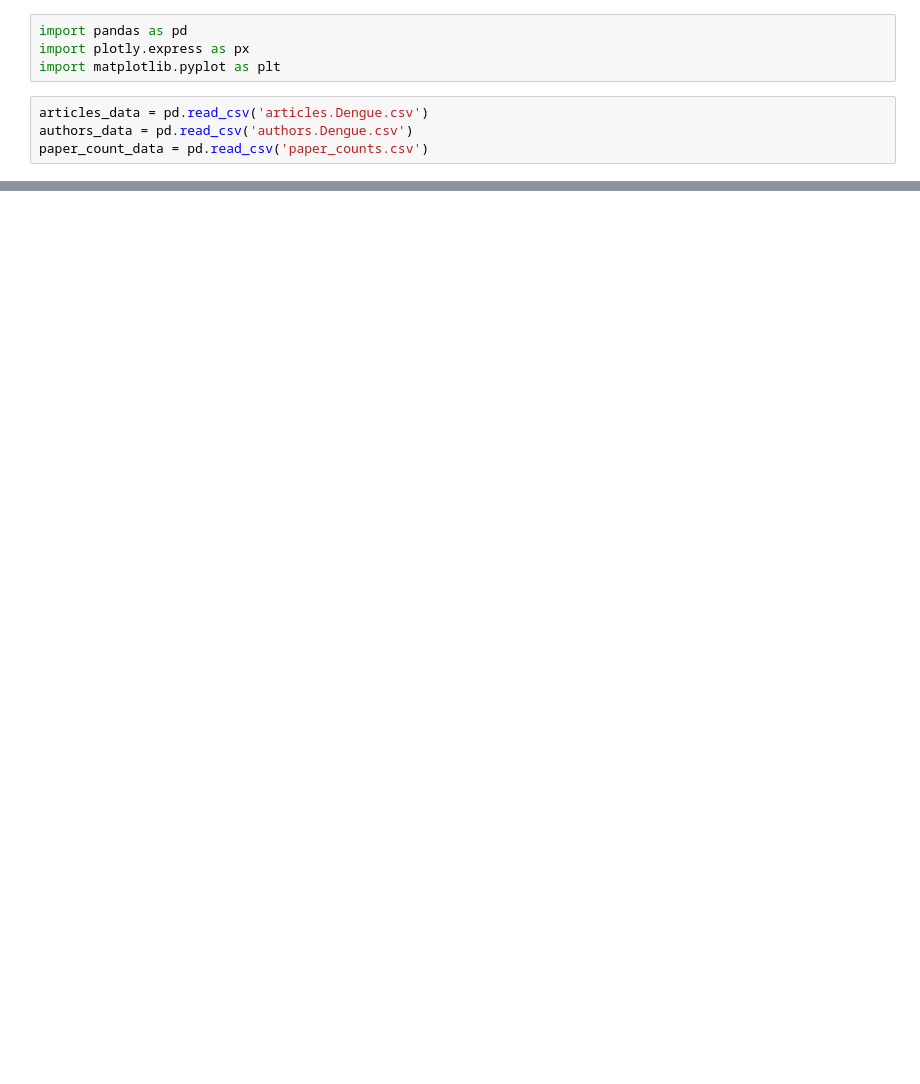
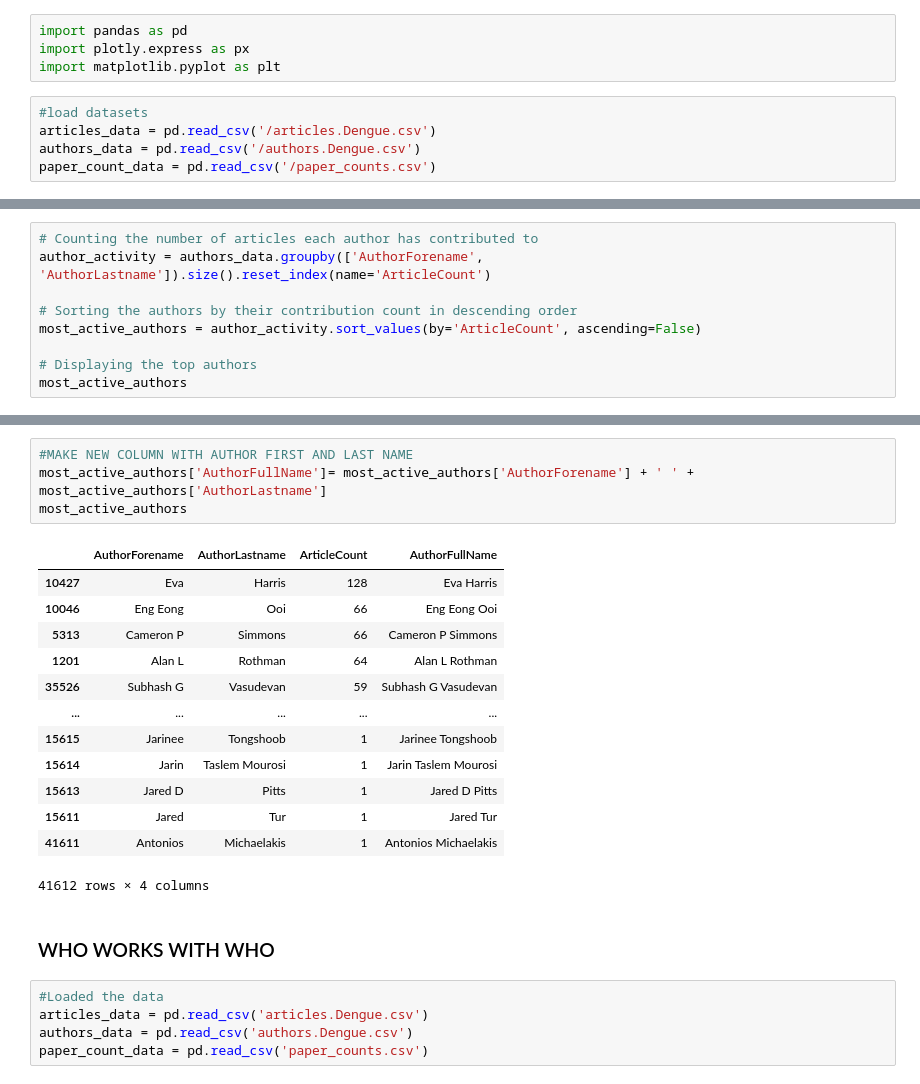
Before and after one commit to gnc506/Skills_Assessment, a Jupyter notebook: Skills_Assessment_2.ipynb, the cells around one changed output, grey strips where cells are left out. Saved outputs shown, nothing was run; the diff lists cells and outputs as text; blank space fills up the shorter version.

```diff
--- a/Skills_Assessment_2.ipynb
+++ b/Skills_Assessment_2.ipynb
@@ -5,8 +12,9 @@ import pandas as pd
 import plotly.express as px
 import matplotlib.pyplot as plt
 # %%
-articles_data = pd.read_csv('articles.Dengue.csv')
-authors_data = pd.read_csv('authors.Dengue.csv')
-paper_count_data = pd.read_csv('paper_counts.csv')
+#load datasets
+articles_data = pd.read_csv('/articles.Dengue.csv')
+authors_data = pd.read_csv('/authors.Dengue.csv')
+paper_count_data = pd.read_csv('/paper_counts.csv')
 # %%
 #create a new column so all the authors have unique initials to identify them as some exhsiting intials are the same as others
@@ -28,0 +25,9 @@ author_count
+# %%
+# Counting the number of articles each author has contributed to
+author_activity = authors_data.groupby(['AuthorForename', 'AuthorLastname']).size().reset_index(name='ArticleCount')
+
+# Sorting the authors by their contribution count in descending order
+most_active_authors = author_activity.sort_values(by='ArticleCount', ascending=False)
+
+# Displaying the top authors
+most_active_authors
@@ -28,0 +48,25 @@ author_count
+# %%
+#MAKE NEW COLUMN WITH AUTHOR FIRST AND LAST NAME
+most_active_authors['AuthorFullName']= most_active_authors['AuthorForename'] + ' ' + most_active_authors['AuthorLastname']
+most_active_authors
+# %% [output]
+|  | AuthorForename | AuthorLastname | ArticleCount | AuthorFullName |
+| 10427 | Eva | Harris | 128 | Eva Harris |
+| 10046 | Eng Eong | Ooi | 66 | Eng Eong Ooi |
+| 5313 | Cameron P | Simmons | 66 | Cameron P Simmons |
+| 1201 | Alan L | Rothman | 64 | Alan L Rothman |
+| 35526 | Subhash G | Vasudevan | 59 | Subhash G Vasudevan |
+| ... | ... | ... | ... | ... |
+| 15615 | Jarinee | Tongshoob | 1 | Jarinee Tongshoob |
+| 15614 | Jarin | Taslem Mourosi | 1 | Jarin Taslem Mourosi |
+| 15613 | Jared D | Pitts | 1 | Jared D Pitts |
+| 15611 | Jared | Tur | 1 | Jared Tur |
+| 41611 | Αntonios | Michaelakis | 1 | Αntonios Michaelakis |
+41612 rows × 4 columns
+# %% [markdown]
+### WHO WORKS WITH WHO
+# %%
+#Loaded the data
+articles_data = pd.read_csv('articles.Dengue.csv')
+authors_data = pd.read_csv('authors.Dengue.csv')
+paper_count_data = pd.read_csv('paper_counts.csv')
```
Also changed, not shown: parts of 7 cells of this notebook.
